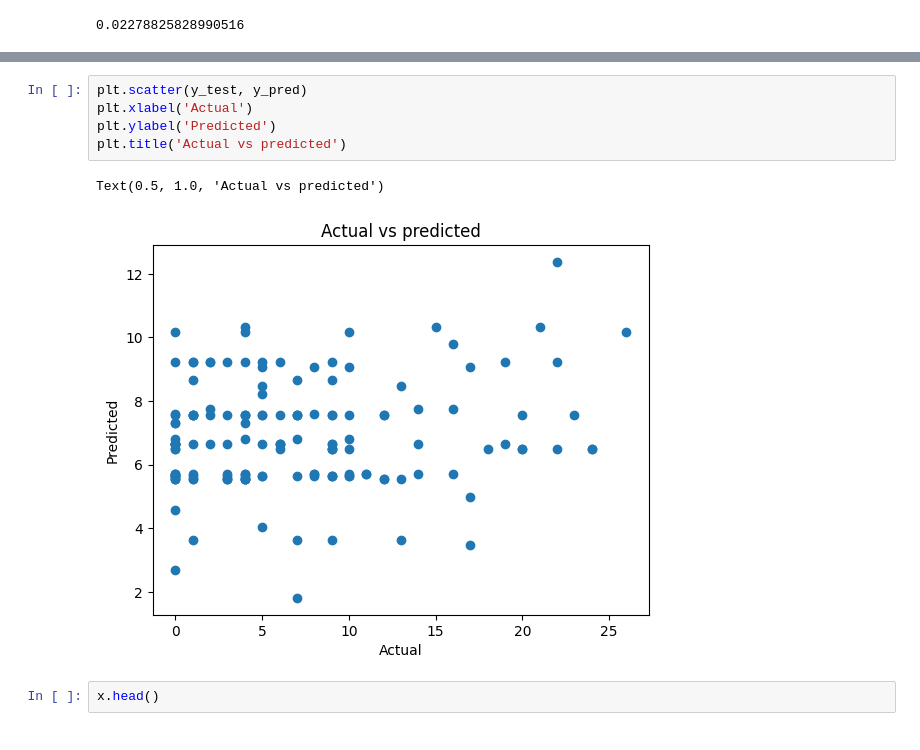
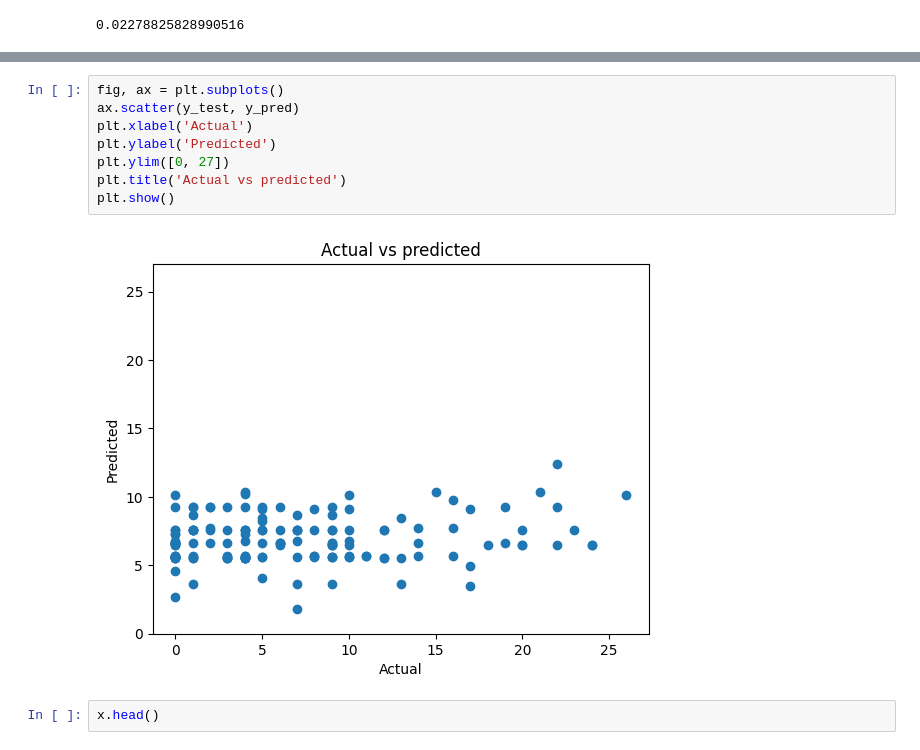
Before and after one commit to BillBelieve/Dog-Adoption-Data-Science-Project, a Jupyter notebook: Project Data Science/Project Worksheet.ipynb, the cells around one changed output, grey strips where cells are left out. Drawn from its saved outputs; the diff is of its cells as text.

```diff
--- a/Project Data Science/Project Worksheet.ipynb
+++ b/Project Data Science/Project Worksheet.ipynb
@@ -328,13 +329,15 @@ Covariance Type:            nonrobust
 Notes:
 [1] Standard Errors assume that the covariance matrix of the errors is correctly specified.
 # %%
-plt.scatter(y_test, y_pred)
+fig, ax = plt.subplots()
+ax.scatter(y_test, y_pred)
 plt.xlabel('Actual')
 plt.ylabel('Predicted')
+plt.ylim([0, 27])
 plt.title('Actual vs predicted')
+plt.show()
 # %% [output]
-Text(0.5, 1.0, 'Actual vs predicted')
-[figure, old version]
+[figure, new version]
 # %%
 x.head()
 # %% [output]
```
Also changed, not shown: parts of 5 cells of this notebook, 1 other file.
